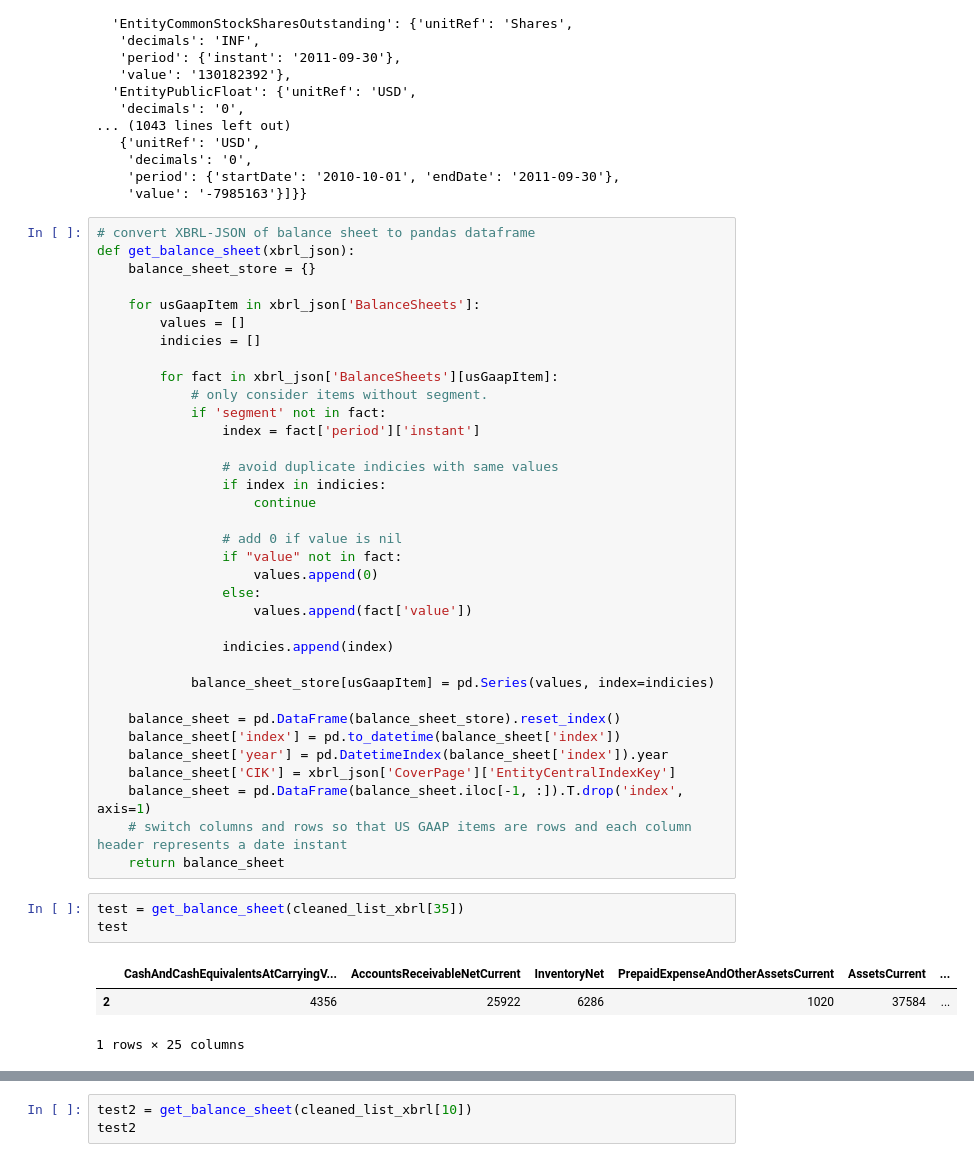
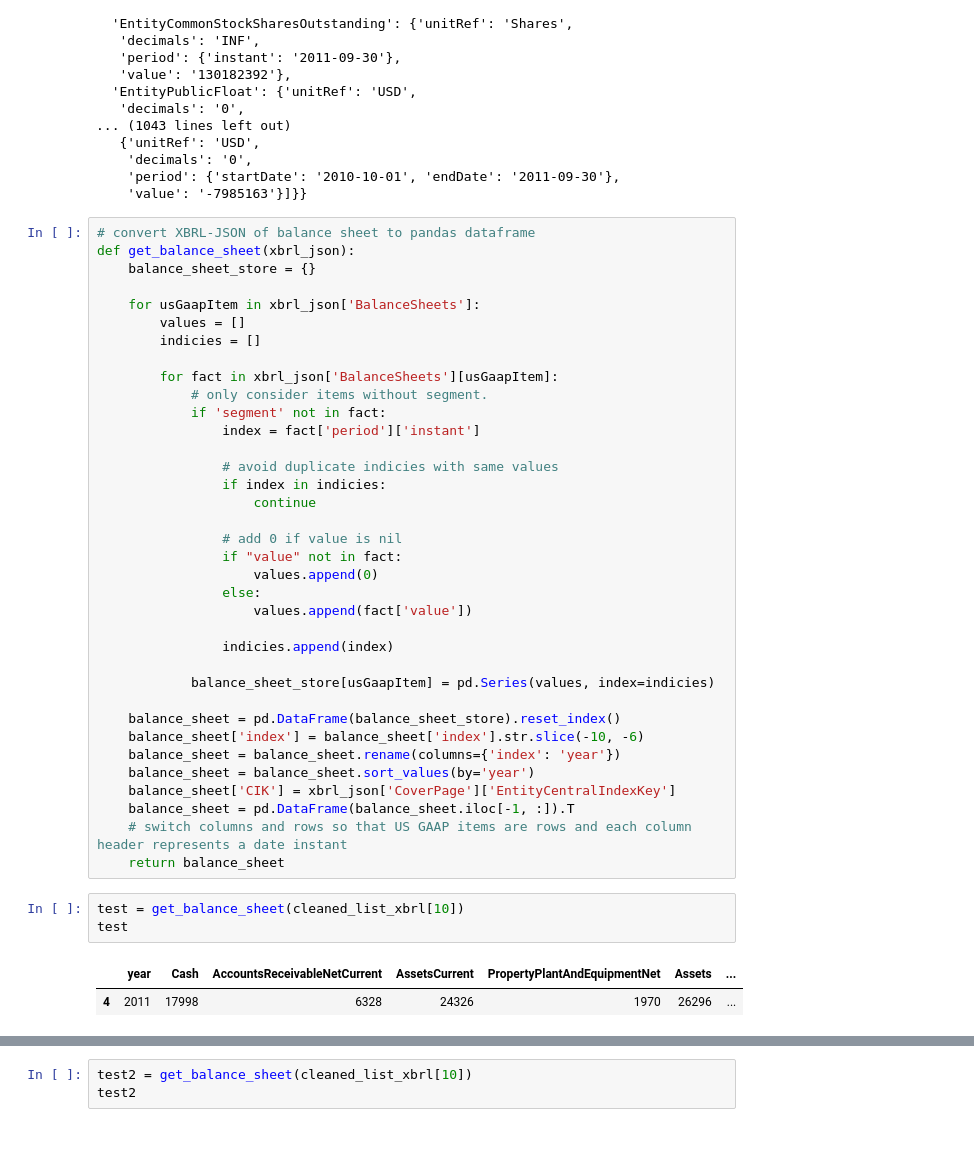
Before and after one commit to zpollats/LongTermStockPerformancePrediction, a Jupyter notebook: working_notebook.ipynb, the cells around one changed output, grey strips where cells are left out. Cells and saved outputs as stored; diff of their text form.

```diff
--- a/working_notebook.ipynb
+++ b/working_notebook.ipynb
@@ -449,19 +451,19 @@ def get_balance_sheet(xbrl_json):
             balance_sheet_store[usGaapItem] = pd.Series(values, index=indicies)
 
     balance_sheet = pd.DataFrame(balance_sheet_store).reset_index()
-    balance_sheet['index'] = pd.to_datetime(balance_sheet['index'])
-    balance_sheet['year'] = pd.DatetimeIndex(balance_sheet['index']).year
+    balance_sheet['index'] = balance_sheet['index'].str.slice(-10, -6)
+    balance_sheet = balance_sheet.rename(columns={'index': 'year'})
+    balance_sheet = balance_sheet.sort_values(by='year')
     balance_sheet['CIK'] = xbrl_json['CoverPage']['EntityCentralIndexKey']
-    balance_sheet = pd.DataFrame(balance_sheet.iloc[-1, :]).T.drop('index', axis=1)
+    balance_sheet = pd.DataFrame(balance_sheet.iloc[-1, :]).T
     # switch columns and rows so that US GAAP items are rows and each column header represents a date instant
     return balance_sheet
 # %%
-test = get_balance_sheet(cleaned_list_xbrl[35])
+test = get_balance_sheet(cleaned_list_xbrl[10])
 test
 # %% [output]
-|  | CashAndCashEquivalentsAtCarryingV... | AccountsReceivableNetCurrent | InventoryNet | PrepaidExpenseAndOtherAssetsCurrent | AssetsCurrent | ... |
-| 2 | 4356 | 25922 | 6286 | 1020 | 37584 | ... |
+|  | year | Cash | AccountsReceivableNetCurrent | AssetsCurrent | PropertyPlantAndEquipmentNet | Assets | ... |
+| 4 | 2011 | 17998 | 6328 | 24326 | 1970 | 26296 | ... |
-1 rows × 25 columns
 # %%
 test.info()
 # %% [output]
```
Also changed, not shown: parts of 22 cells of this notebook.
